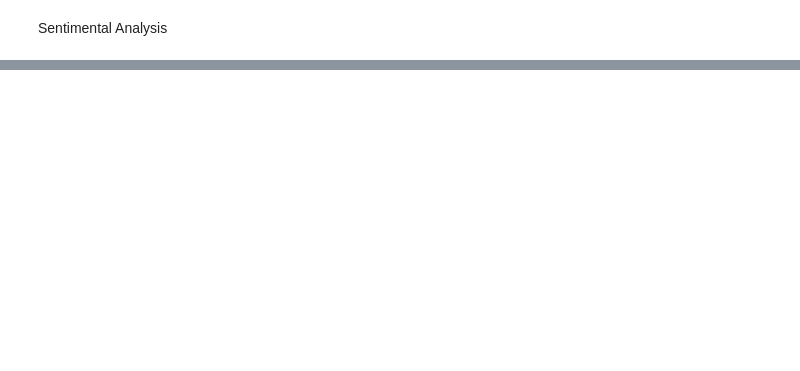
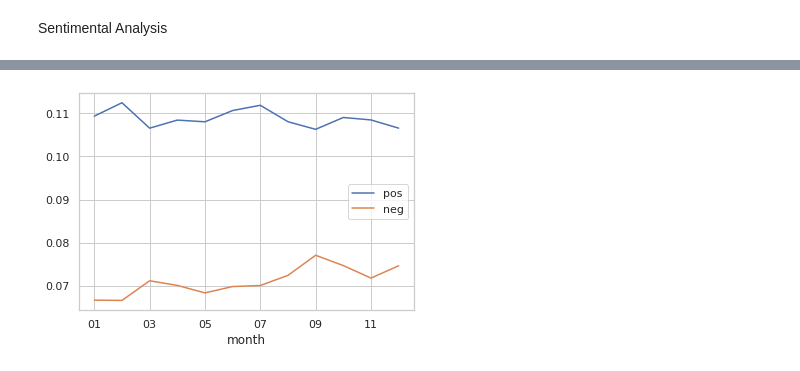
Before and after one commit to epfl-ada/ada-2021-project-01010, a Jupyter notebook: Untitled1.ipynb, the cells around one changed output, grey strips where cells are left out. Cells and saved outputs as stored; diff of their text form; code cells hidden in the pictures; blank space fills up the shorter version.

```diff
--- a/Untitled1.ipynb
+++ b/Untitled1.ipynb
@@ -166,0 +191,6 @@ data['neg'].plot()
+# %%
+#ax = sns.boxplot(x="month", y="pos", data=data.loc[data['month'].isin(['01','02','04','05','06','07','08','09','10','11','12'])])
+data_month = data.groupby(['month']).mean()
+data_month[['pos', 'neg']].plot();
+# %% [output]
+[figure, added]
```
Also changed, not shown: parts of 24 cells of this notebook.
